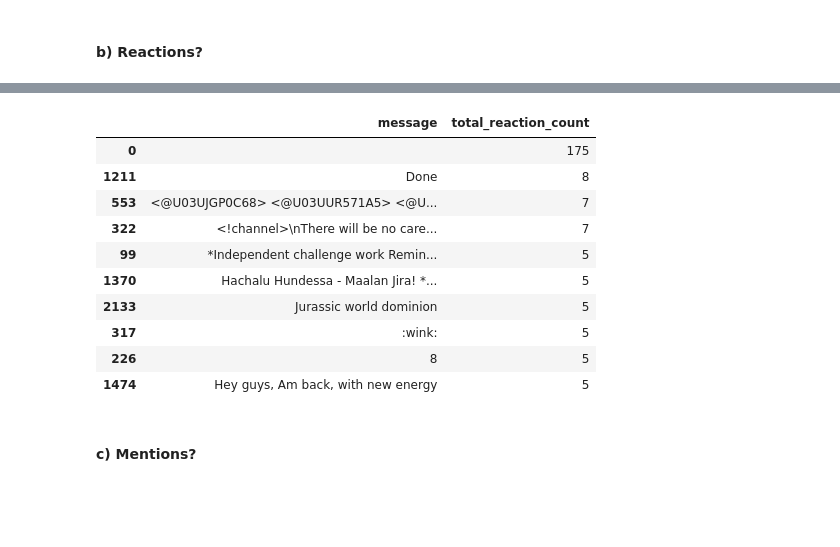
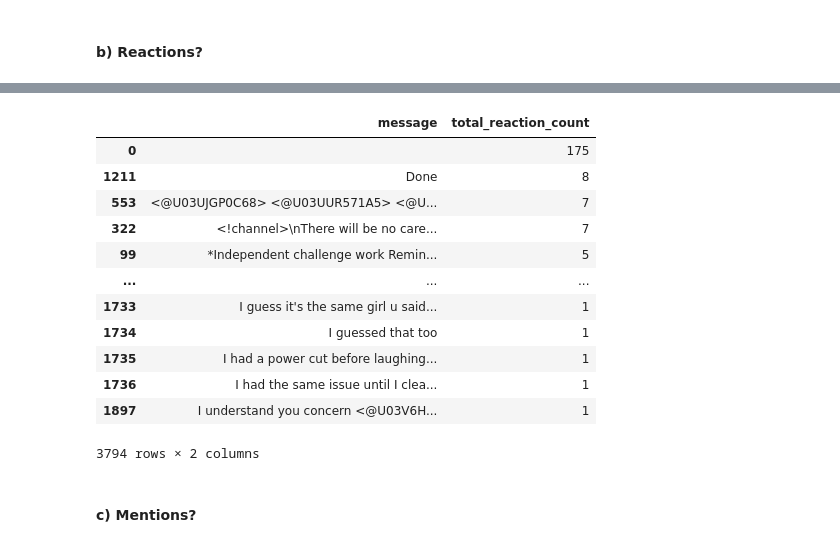
Before and after one commit to bkaggle/Slack_message_analysis, a Jupyter notebook: notebooks/parse_slack_data.ipynb, the cells around one changed output, grey strips where cells are left out. Drawn from its saved outputs; the diff is of its cells as text; code cells hidden in the pictures; blank space fills up the shorter version.

```diff
--- a/notebooks/parse_slack_data.ipynb
+++ b/notebooks/parse_slack_data.ipynb
@@ -284,3 +270,8 @@ for directory in directories:
 
 # Concatenate all DataFrames into a single DataFrame
 reaction_df = pd.concat(df_by_directory, ignore_index=True)
+
+users_df= pd.DataFrame(slack_data_loader.get_users())
+users_df.rename(columns={'id':'user_id'}, inplace = True)
+
+reactions_merged = pd.merge(reaction_df, users_df, on='user_id', how='outer')
@@ -390,23 +333,22 @@ merged_df.head(5)
 # %%
 
-# Messages grouped by 'message'
-grouped_by_message = merged_df.groupby('message').size().reset_index(name='total_reaction_count')
+# TOP 10 messages by reactions
+top_10_message_by_reactions = reactions_merged.groupby('message').size().reset_index(name='total_reaction_count').sort_values(by='total_reaction_count', ascending=False)
+top_10_message_by_reactions
+# %% [output]
+|  | message | total_reaction_count |
+| 0 |  | 175 |
+| 1211 | Done | 8 |
+| 553 | <@U03UJGP0C68> <@U03UUR571A5> <@U... | 7 |
+| 322 | <!channel>\nThere will be no care... | 7 |
+| 99 | *Independent challenge work Remin... | 5 |
+| ... | ... | ... |
+| 1733 | I guess it's the same girl u said... | 1 |
+| 1734 | I guessed that too | 1 |
+| 1735 | I had a power cut before laughing... | 1 |
+| 1736 | I had the same issue until I clea... | 1 |
+| 1897 | I understand you concern <@U03V6H... | 1 |
+3794 rows × 2 columns
-# %%
-# TOP 10 messages by reaction count
-sorted_by_reaction_count = grouped_by_message.sort_values(by='total_reaction_count', ascending=False)
-sorted_by_reaction_count.head(10)
-# %% [output]
-|  | message | total_reaction_count |
-| 0 |  | 175 |
-| 1211 | Done | 8 |
-| 553 | <@U03UJGP0C68> <@U03UUR571A5> <@U... | 7 |
-| 322 | <!channel>\nThere will be no care... | 7 |
-| 99 | *Independent challenge work Remin... | 5 |
-| 1370 | Hachalu Hundessa - Maalan Jira! *... | 5 |
-| 2133 | Jurassic world dominion | 5 |
-| 317 | :wink: | 5 |
-| 226 | 8 | 5 |
-| 1474 | Hey guys, Am back, with new energy | 5 |
 # %% [markdown]
 #### c) Mentions?
 # %%
```
Also changed, not shown: parts of 25 cells of this notebook, 2 other files.
